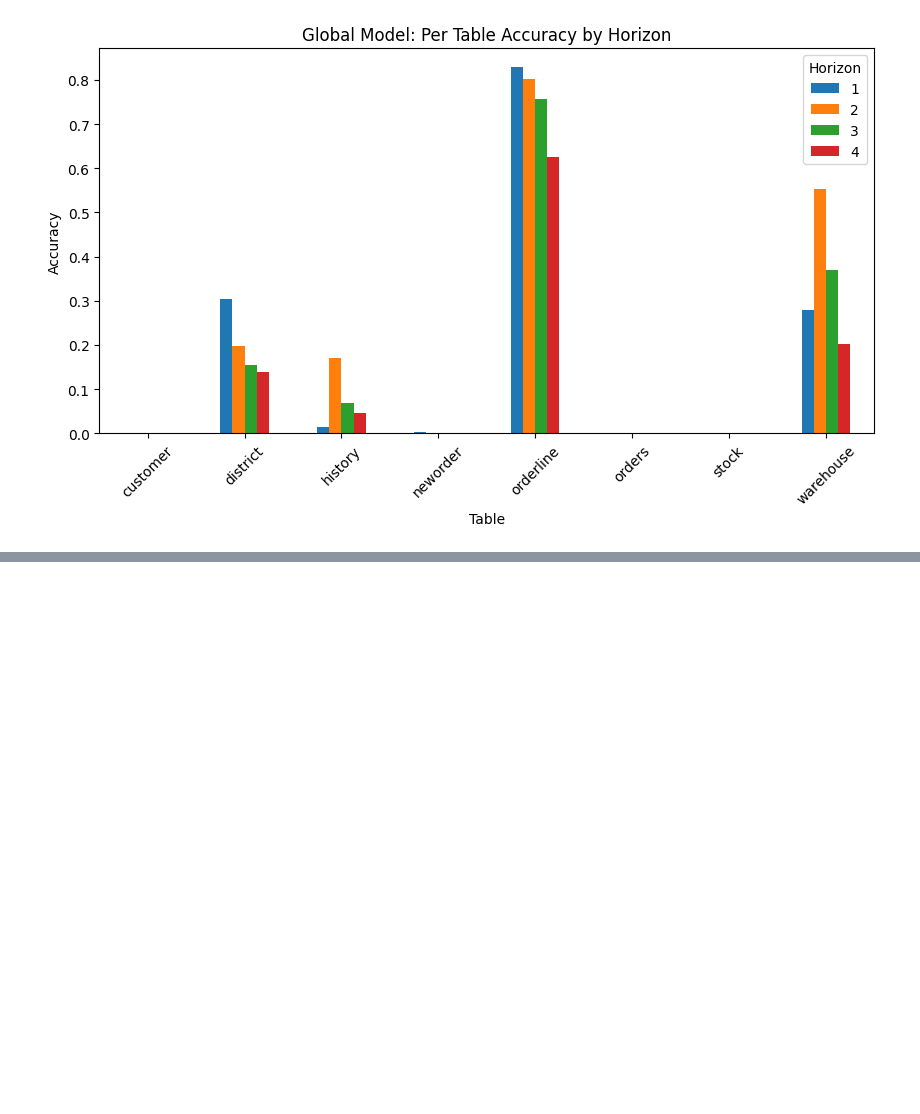
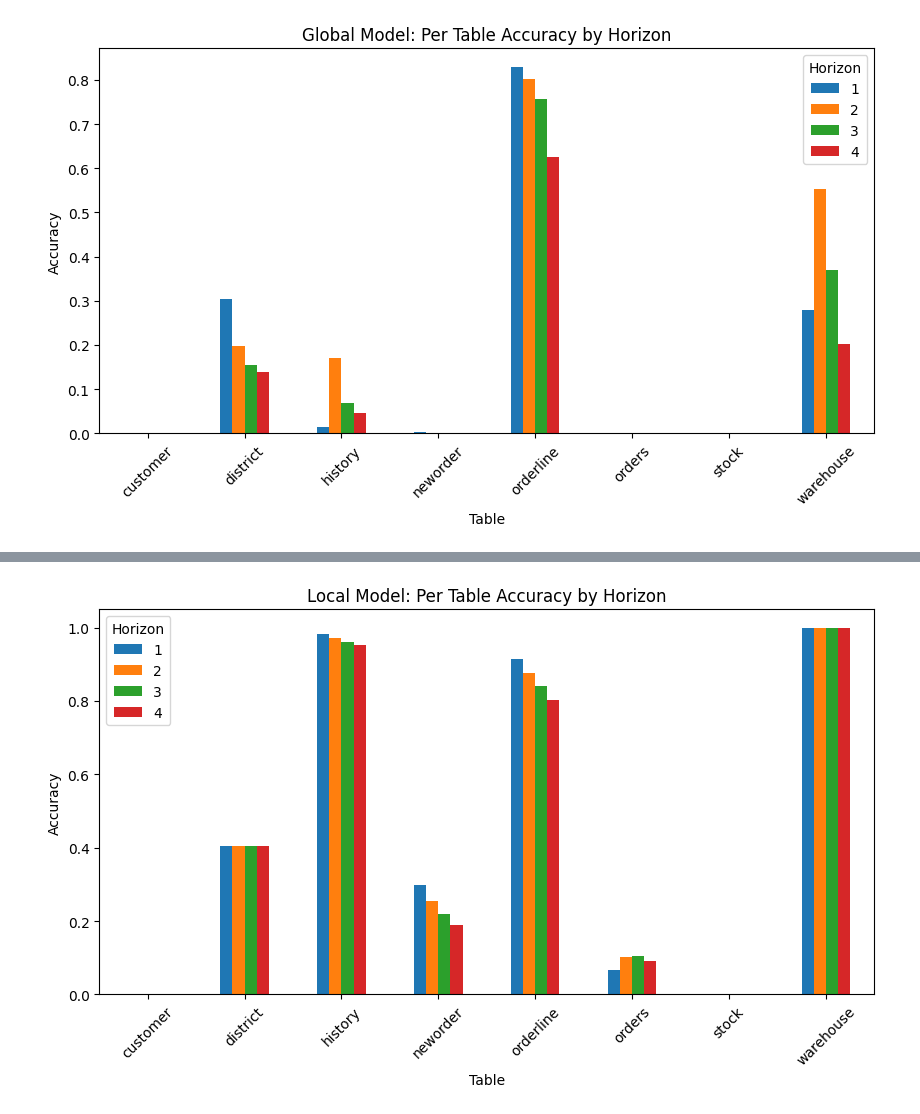
Before and after one commit to mbrotos/lock-pred, a Jupyter notebook: analysis/exp-6-per-table-accruacy.ipynb, the cells around one changed output, grey strips where cells are left out. Saved outputs shown, nothing was run; the diff lists cells and outputs as text; code cells hidden in the pictures; blank space fills up the shorter version.

```diff
--- a/analysis/exp-6-per-table-accruacy.ipynb
+++ b/analysis/exp-6-per-table-accruacy.ipynb
@@ -224,0 +211,2 @@ plt.show()
+# %%
+predictions_row_sep = pd.read_parquet('data/row_sep/exp-11-row-locks/predictions.parquet')
@@ -224,0 +223,2 @@ plt.show()
+# %%
+stats_local_df = calc_corret_by_table(predictions_row_sep)
@@ -224,0 +237,3 @@ plt.show()
+# %%
+per_table_accuracies_local = stats_local_df.pivot(index='table', columns='horizon', values='percent_correct').sort_values(by='table')
+per_table_accuracies_local
@@ -224,0 +251,9 @@ plt.show()
+# %%
+per_table_accuracies_local.sort_values(by='table').plot(kind='bar', figsize=(10,5), title='Local Model: Per Table Accuracy by Horizon')
+plt.xlabel('Table')
+plt.ylabel('Accuracy')
+plt.xticks(rotation=45)
+plt.legend(title='Horizon')
+plt.show()
+# %% [output]
+[figure, added]
```
Also changed, not shown: parts of 8 cells of this notebook.
